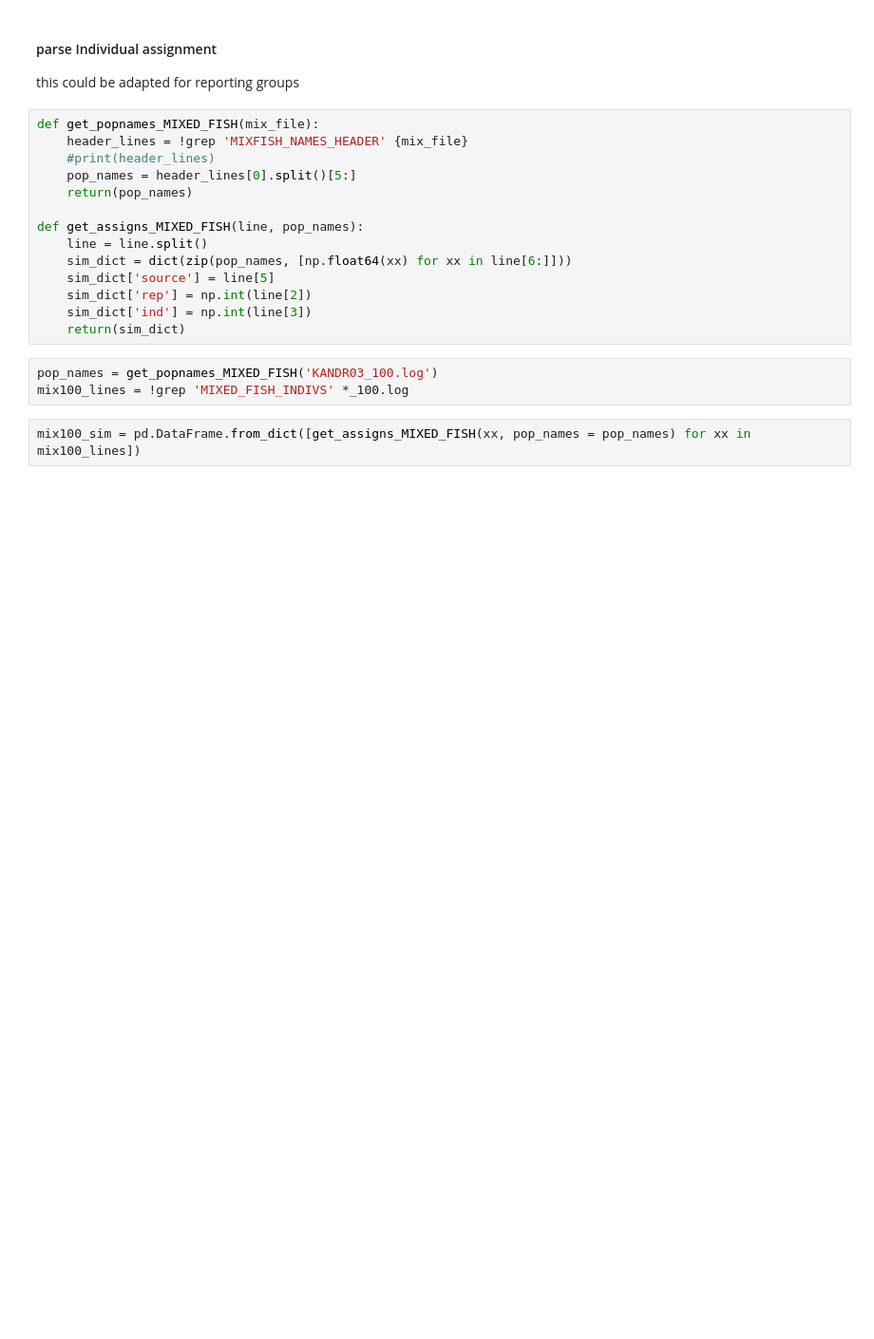
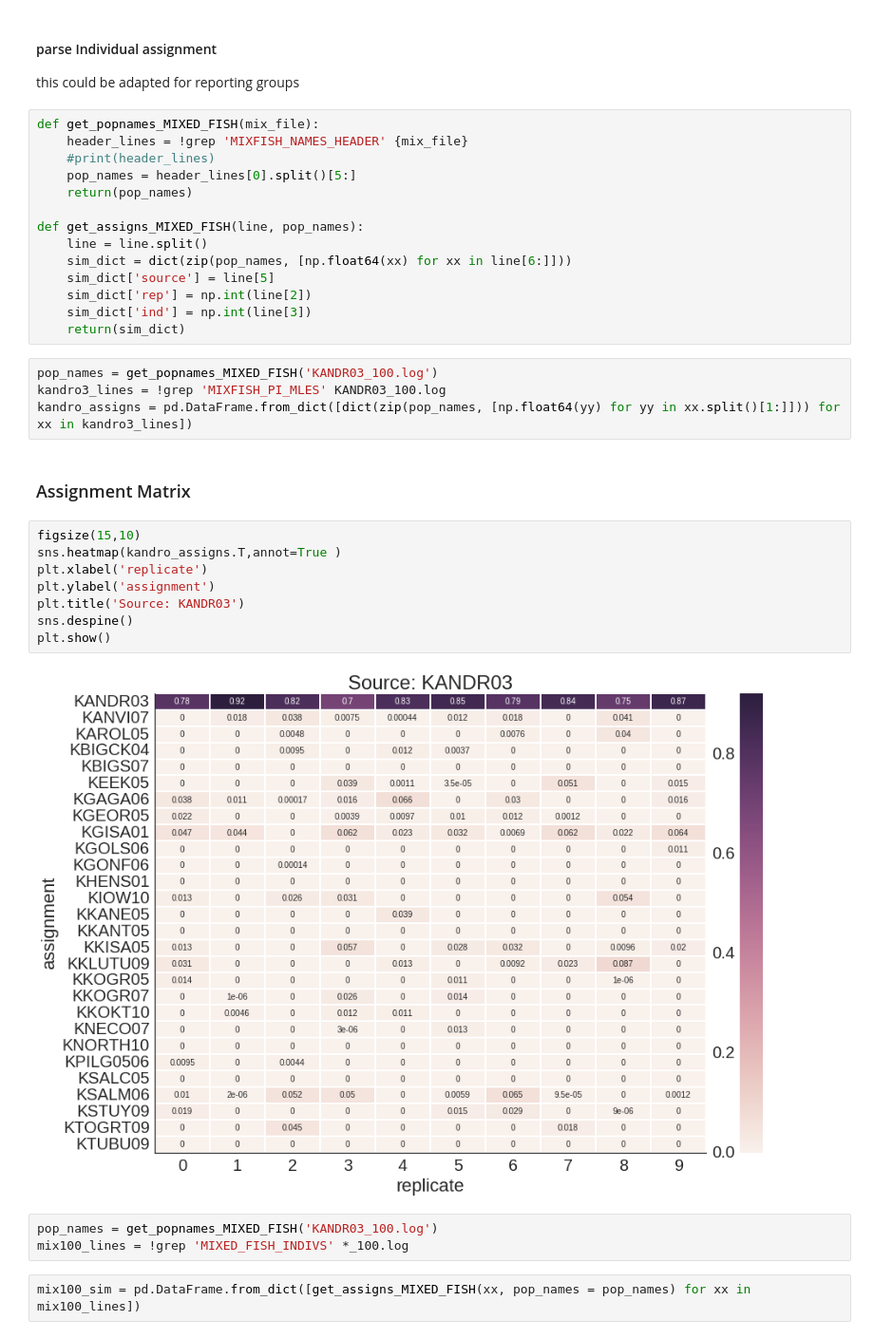
Before and after one commit to rwaples/chinook_gsi_example, a Jupyter notebook: gsi_sim.ipynb, the cells around one changed output. Shown at 95% size. Saved outputs shown, nothing was run; the diff lists cells and outputs as text; blank space fills up the shorter version.

```diff
--- a/gsi_sim.ipynb
+++ b/gsi_sim.ipynb
@@ -300,6 +345,22 @@ def get_assigns_MIXED_FISH(line, pop_names):
     sim_dict['rep'] = np.int(line[2])
     sim_dict['ind'] = np.int(line[3])
     return(sim_dict)
+# %%
+pop_names = get_popnames_MIXED_FISH('KANDR03_100.log')
+kandro3_lines = !grep 'MIXFISH_PI_MLES' KANDR03_100.log
+kandro_assigns = pd.DataFrame.from_dict([dict(zip(pop_names, [np.float64(yy) for yy in xx.split()[1:]])) for xx in kandro3_lines])
+# %% [markdown]
+### Assignment Matrix
+# %%
+figsize(15,10)
+sns.heatmap(kandro_assigns.T,annot=True )
+plt.xlabel('replicate')
+plt.ylabel('assignment')
+plt.title('Source: KANDR03')
+sns.despine()
+plt.show()
+# %% [output]
+[figure, added]
 # %%
 pop_names = get_popnames_MIXED_FISH('KANDR03_100.log')
 mix100_lines = !grep 'MIXED_FISH_INDIVS' *_100.log
```
Also changed, not shown: parts of 24 cells of this notebook, 45 other files.
